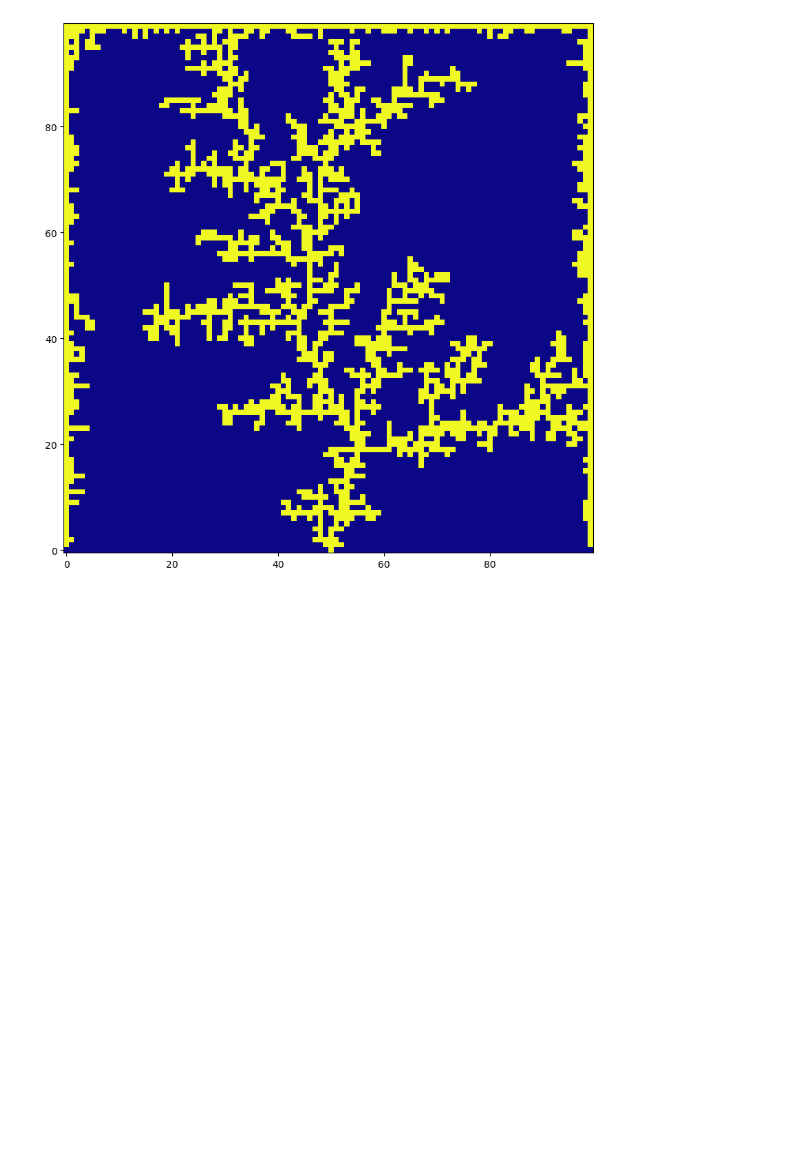
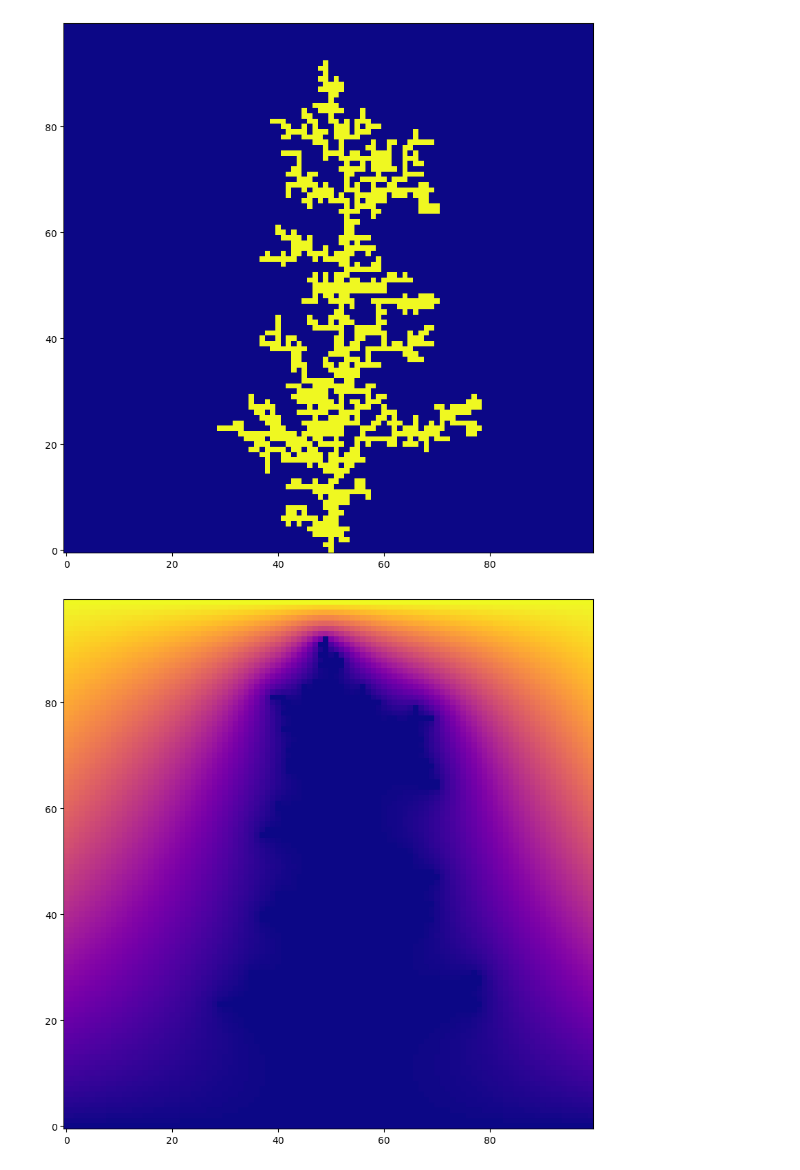
Before and after one commit to francescotiepolo/scientific_computing_assignment2, a Jupyter notebook: Question_A_fig.ipynb, the cells around one changed output. Cells and saved outputs as stored; diff of their text form; code cells hidden in the pictures; blank space fills up the shorter version.

```diff
--- a/Question_A_fig.ipynb
+++ b/Question_A_fig.ipynb
@@ -9,13 +9,18 @@ save_folder = 'fig'
 os.makedirs(save_folder, exist_ok=True)
 # %%
 np.random.seed(0)
-c, cluster, history = simulation_dla(grid_size=(100, 100), steps=2000, eta=1.0, w=1.8)
+c, cluster, history = simulation_dla(grid_size=(100, 100), steps=1000, eta=1.0, w=1.8)
 
 plt.figure(figsize=(10, 10))
 plt.imshow(cluster, origin='lower', cmap='plasma')
 
 save_path = os.path.join(save_folder, f'Question A.png')
 plt.savefig(save_path, dpi=300)
 plt.show()
+
+plt.figure(figsize=(10, 10))
+plt.imshow(c, origin='lower', cmap='plasma')
+plt.show()
 # %% [output]
-[figure, old version]
+[figure, new version]
+[figure, added]
```
Also changed, not shown: 4 other files.
